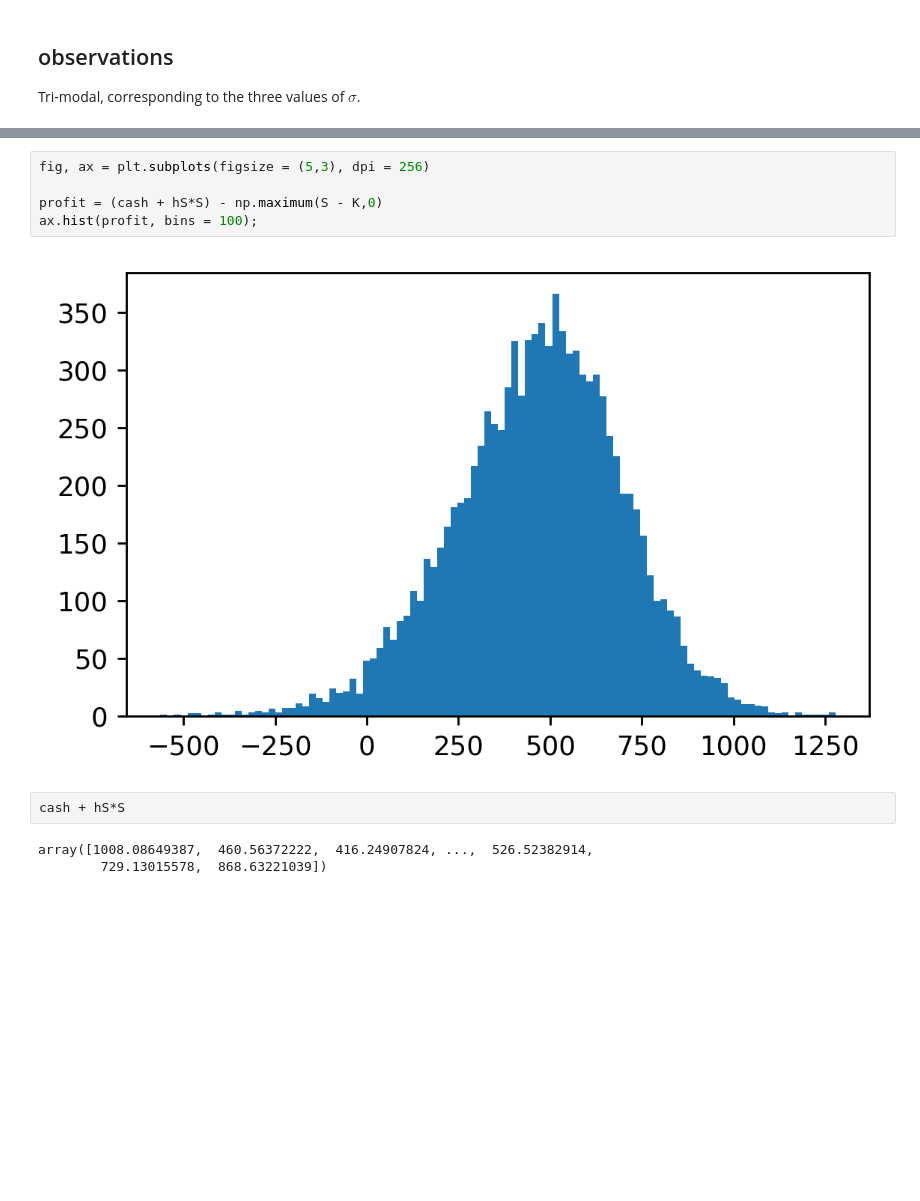
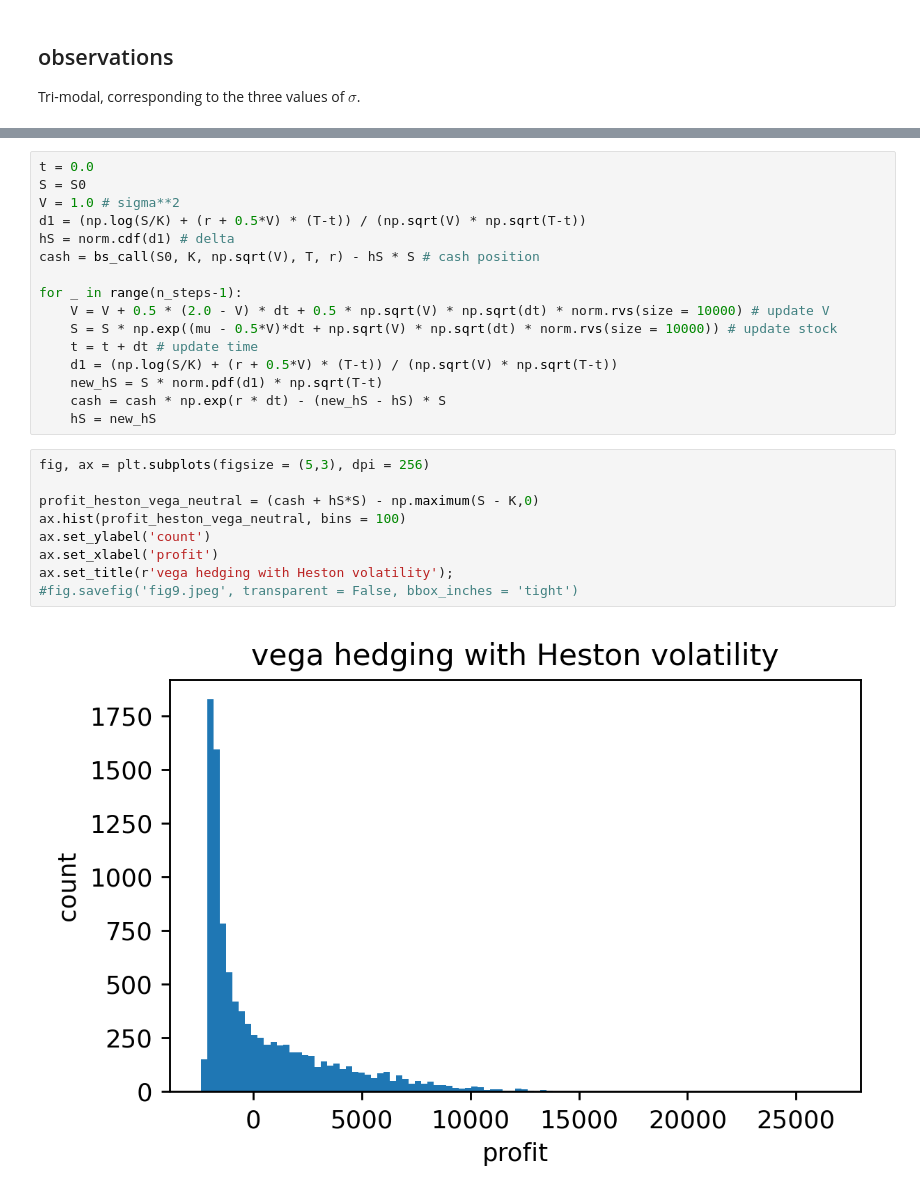
Before and after one commit to Lethargy/erdos-quant-2025, a Jupyter notebook: Lu Vy Mini Project 4.ipynb, the cells around one changed output, grey strips where cells are left out. Saved outputs shown, nothing was run; the diff lists cells and outputs as text; blank space fills up the shorter version.

```diff
--- a/Lu Vy Mini Project 4.ipynb
+++ b/Lu Vy Mini Project 4.ipynb
@@ -113,12 +113,27 @@ for _ in range(n_steps-1):
-# %%
-fig, ax = plt.subplots(figsize = (5,3), dpi = 256)
-
-profit = (cash + hS*S) - np.maximum(S - K,0)
-ax.hist(profit, bins = 100);
-# %% [output]
-[figure, removed]
-# %%
-cash + hS*S
-# %% [output]
-array([1008.08649387,  460.56372222,  416.24907824, ...,  526.52382914,
-        729.13015578,  868.63221039])
+# %%
+t = 0.0
+S = S0
+V = 1.0 # sigma**2
+d1 = (np.log(S/K) + (r + 0.5*V) * (T-t)) / (np.sqrt(V) * np.sqrt(T-t))
+hS = norm.cdf(d1) # delta
+cash = bs_call(S0, K, np.sqrt(V), T, r) - hS * S # cash position
+
+for _ in range(n_steps-1):
+    V = V + 0.5 * (2.0 - V) * dt + 0.5 * np.sqrt(V) * np.sqrt(dt) * norm.rvs(size = 10000) # update V
+    S = S * np.exp((mu - 0.5*V)*dt + np.sqrt(V) * np.sqrt(dt) * norm.rvs(size = 10000)) # update stock
+    t = t + dt # update time
+    d1 = (np.log(S/K) + (r + 0.5*V) * (T-t)) / (np.sqrt(V) * np.sqrt(T-t))
+    new_hS = S * norm.pdf(d1) * np.sqrt(T-t)
+    cash = cash * np.exp(r * dt) - (new_hS - hS) * S
+    hS = new_hS
+# %%
+fig, ax = plt.subplots(figsize = (5,3), dpi = 256)
+
+profit_heston_vega_neutral = (cash + hS*S) - np.maximum(S - K,0)
+ax.hist(profit_heston_vega_neutral, bins = 100)
+ax.set_ylabel('count')
+ax.set_xlabel('profit')
+ax.set_title(r'vega hedging with Heston volatility');
+#fig.savefig('fig9.jpeg', transparent = False, bbox_inches = 'tight')
+# %% [output]
+[figure, added]
```
Also changed, not shown: parts of 12 cells of this notebook, 2 other files.
